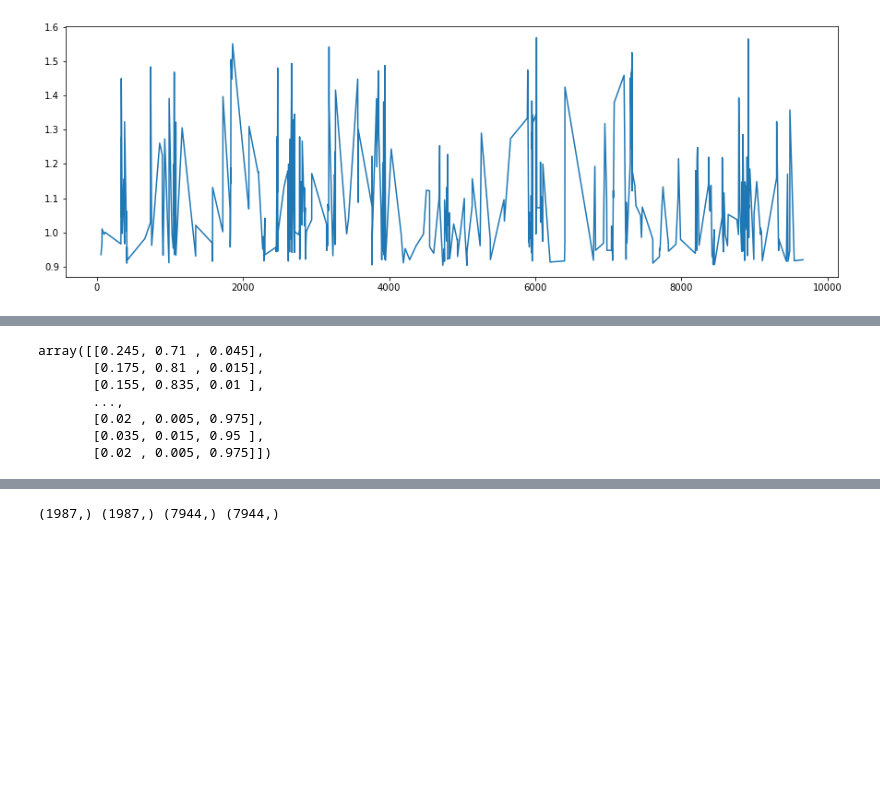
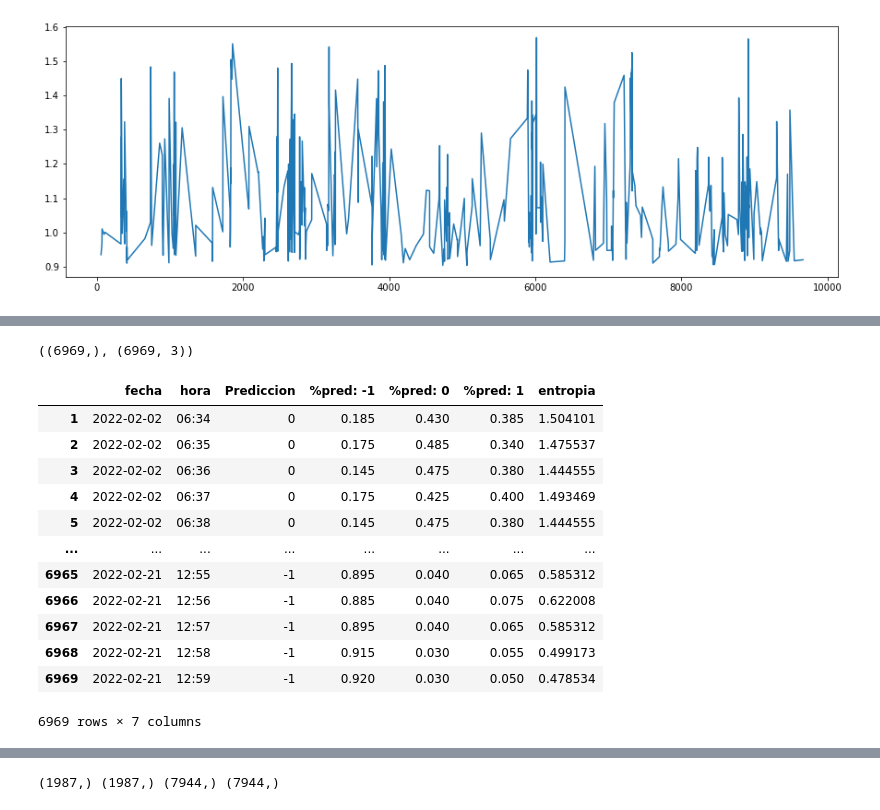
Before and after one commit to hoopercesar/Machine-Learning-Projects, a Jupyter notebook: Classification Model JAN 30 2023.ipynb, the cells around one changed output, grey strips where cells are left out. Saved outputs shown, nothing was run; the diff lists cells and outputs as text; code cells hidden in the pictures; blank space fills up the shorter version.

```diff
--- a/Classification Model JAN 30 2023.ipynb
+++ b/Classification Model JAN 30 2023.ipynb
@@ -250,0 +241,4 @@ y_proba = clf.predict_proba(X_tf)
+# %%
+y2_pred.shape, y2_proba.shape
+# %% [output]
+((6969,), (6969, 3))
@@ -251,11 +253,24 @@ y_proba = clf.predict_proba(X_tf)
 # %%
-y_proba
+resultados2['fecha'] = fecha2
+resultados2['hora'] = hora2
+resultados2['Prediccion'] = y2_pred
+resultados2['%pred: -1'] = y2_proba[:,0]
+resultados2['%pred: 0'] = y2_proba[:,1]
+resultados2['%pred: 1'] = y2_proba[:,2]
+resultados2['entropia'] = entropia2
+resultados2
 # %% [output]
+|  | fecha | hora | Prediccion | %pred: -1 | %pred: 0 | %pred: 1 | entropia |
+| 1 | 2022-02-02 | 06:34 | 0 | 0.185 | 0.430 | 0.385 | 1.504101 |
+| 2 | 2022-02-02 | 06:35 | 0 | 0.175 | 0.485 | 0.340 | 1.475537 |
+| 3 | 2022-02-02 | 06:36 | 0 | 0.145 | 0.475 | 0.380 | 1.444555 |
+| 4 | 2022-02-02 | 06:37 | 0 | 0.175 | 0.425 | 0.400 | 1.493469 |
+| 5 | 2022-02-02 | 06:38 | 0 | 0.145 | 0.475 | 0.380 | 1.444555 |
+| ... | ... | ... | ... | ... | ... | ... | ... |
+| 6965 | 2022-02-21 | 12:55 | -1 | 0.895 | 0.040 | 0.065 | 0.585312 |
+| 6966 | 2022-02-21 | 12:56 | -1 | 0.885 | 0.040 | 0.075 | 0.622008 |
+| 6967 | 2022-02-21 | 12:57 | -1 | 0.895 | 0.040 | 0.065 | 0.585312 |
+| 6968 | 2022-02-21 | 12:58 | -1 | 0.915 | 0.030 | 0.055 | 0.499173 |
+| 6969 | 2022-02-21 | 12:59 | -1 | 0.920 | 0.030 | 0.050 | 0.478534 |
-array([[0.245, 0.71 , 0.045],
-       [0.175, 0.81 , 0.015],
-       [0.155, 0.835, 0.01 ],
-       ...,
-       [0.02 , 0.005, 0.975],
-       [0.035, 0.015, 0.95 ],
-       [0.02 , 0.005, 0.975]])
+6969 rows × 7 columns
 # %%
```
Also changed, not shown: parts of 28 cells of this notebook.
